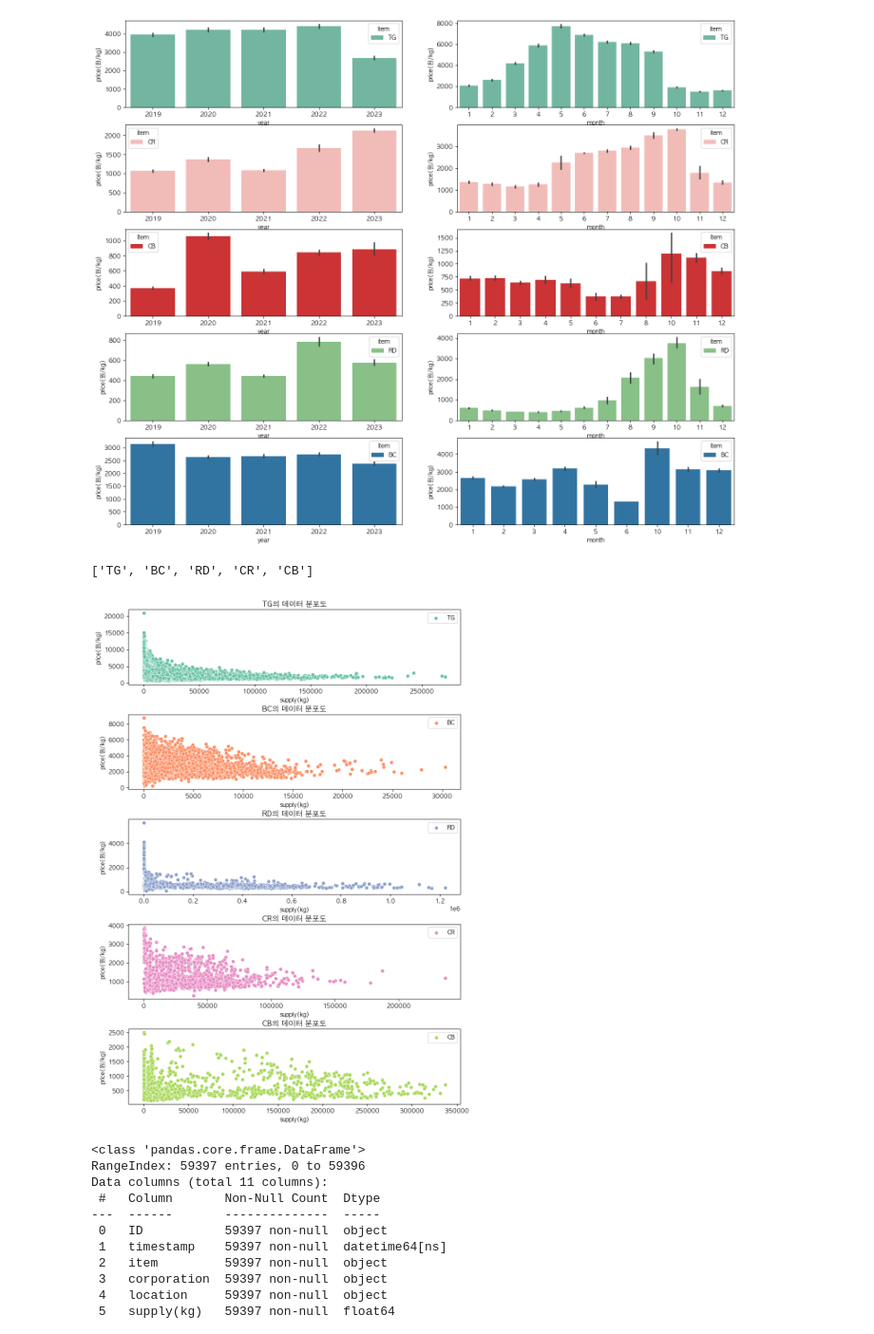
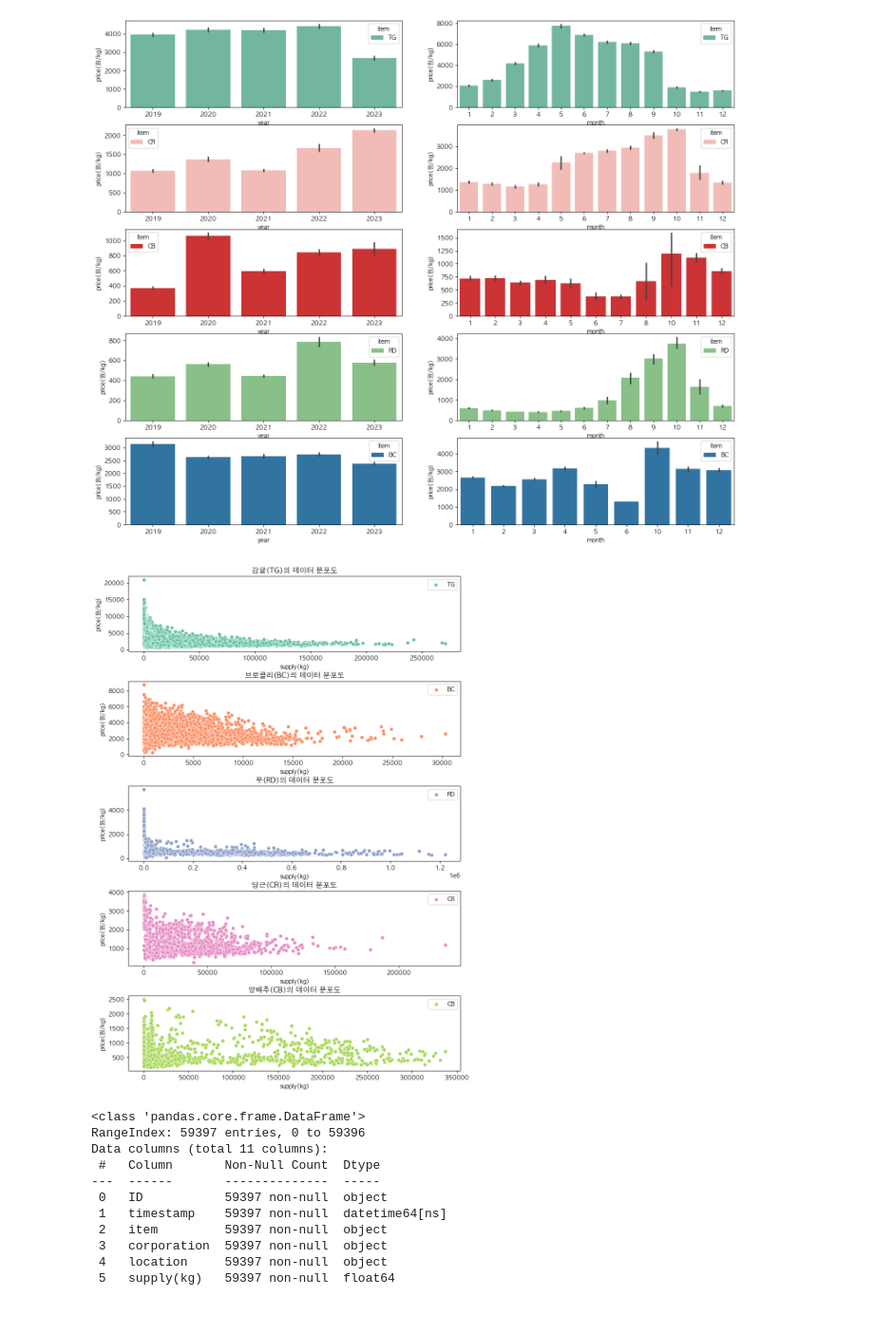
Before and after one commit to Joy-9707/sparta_practice, a Jupyter notebook: 김희정_0214.ipynb, the cells around one changed output. Shown at 95% size. Drawn from its saved outputs; the diff is of its cells as text; code cells hidden in the pictures.

```diff
--- a/김희정_0214.ipynb
+++ b/김희정_0214.ipynb
@@ -399,6 +421,6 @@ palette = sns.color_palette("Set2", n_colors=len(items))
 
 for i in range(len(items)):
     plt.subplot(5,1,i+1)
-    sns.scatterplot(x='timestamp', y='price(원/kg)', data=df_nonzero[df_nonzero['item']==items[i]], color=palette[i])
-    plt.title(f"{items[i]} 의 날짜별 Price 추이")
+    sns.scatterplot(x='timestamp', y='supply(kg)', data=df_nonzero[df_nonzero['item']==items[i]], color=palette[i])
+    plt.title(f"{items_kr[i]}({items[i]}) 의 날짜별 Supply 추이")
 # %% [output]
@@ -406,11 +427,0 @@ for i in range(len(items)):
-# %%
-items = df_nonzero['item'].value_counts().index.to_list()
-
-fig = plt.figure(figsize=(13,20))
-fig.subplots_adjust(hspace=0.4)
-palette = sns.color_palette("Set2", n_colors=len(items))
-
-for i in range(len(items)):
-    plt.subplot(5,1,i+1)
-    sns.scatterplot(x='timestamp', y='supply(kg)', data=df_nonzero[df_nonzero['item']==items[i]], color=palette[i])
-    plt.title(f"{items[i]} 의 날짜별 Supply 추이")
@@ -418,0 +428,23 @@ for i in range(len(items)):
+# %%
+
+# palette = sns.color_palette("Set2", n_colors=len(items))
+# color=palette[i]
+for i in range(len(items)):
+    fig, axes = plt.subplots(len(items), 1, figsize=(13, 20), sharex=True)
+    fig.subplots_adjust(hspace=0.4)
+    ax1 = axes[i]
+    ax2 = ax1.twinx()
+
+
+    # Price 그래프
+    sns.scatterplot(x='timestamp', y='price(원/kg)', data=df_nonzero[df_nonzero['item']==items[i]], palette='Set2', ax=ax1)
+    ax1.set_ylabel(f"Price ({items[i]})", color=palette[i])
+    ax1.tick_params(axis='y', labelcolor=palette[i])
+    ax1.set_title(f"{items_kr[i]}({items[i]})의 날짜별 Price 및 Supply 추이")
+
+    # Supply 그래프
+    sns.scatterplot(x='timestamp', y='supply(kg)', data=df_nonzero[df_nonzero['item']==items[i]], palette='Set1', ax=ax2)
+    ax2.set_ylabel("Supply (kg)")
+    ax2.tick_params(axis='y', labelcolor='black')
+
+plt.show()
@@ -523,18 +582,17 @@ sns.barplot(data=df_nonzero[df_nonzero['item']=='BC'], x='month', y='price(원/k
 # %%
 items = df_nonzero['item'].value_counts().index.to_list()
 items
+items_kr = ['감귤', '브로콜리', '무', '당근', '양배추']
-# %% [output]
-['TG', 'BC', 'RD', 'CR', 'CB']
 # %%
 fig, axes = plt.subplots(5,1, figsize=(10,15))
 fig.subplots_adjust(hspace=0.4)
 palette = sns.color_palette("Set2", n_colors=len(items))
 for i in range(len(items)):
     r = i % 5
     sns.scatterplot(data=df_nonzero[df_nonzero['item']==items[i]], x='supply(kg)', y='price(원/kg)', ax=axes[r], label=items[i], color=palette[i])
-    axes[r].set_title(f"{items[i]}의 데이터 분포도")
+    axes[r].set_title(f"{items_kr[i]}({items[i]})의 데이터 분포도")
 # %% [output]
-[figure, old version]
+[figure, new version]
 # %%
 from sklearn.preprocessing import LabelEncoder
 from sklearn.model_selection import train_test_split, GridSearchCV
```
Also changed, not shown: parts of 13 cells of this notebook, 3 other files.
